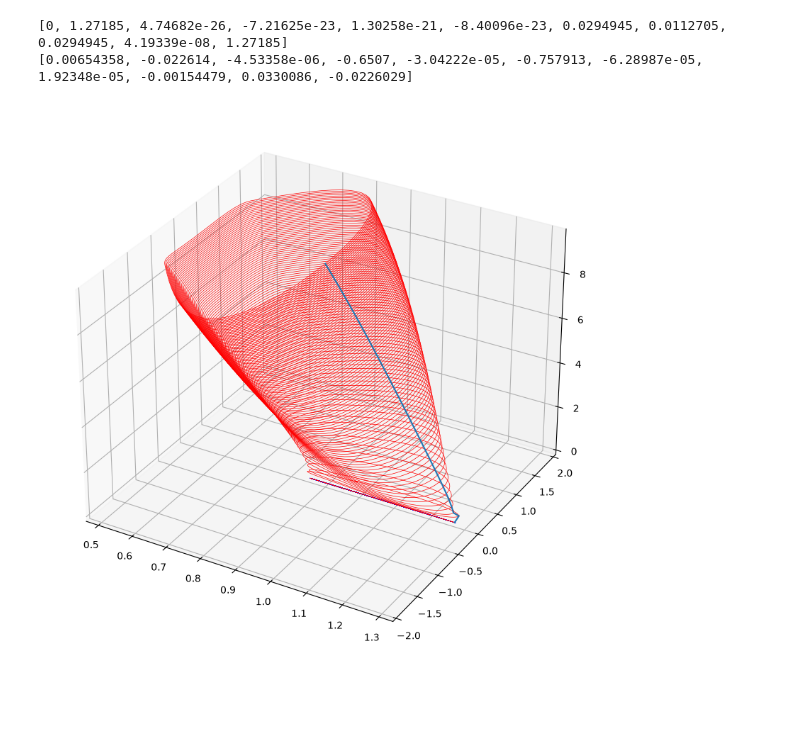
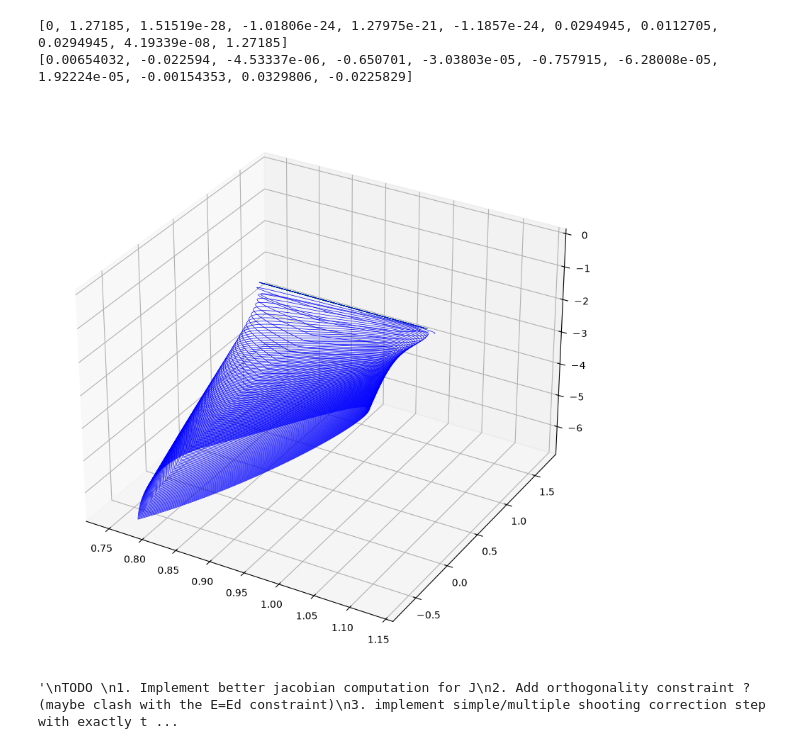
Before and after one commit to GLembrez/NMM-hopper, a Jupyter notebook: main.ipynb, the cells around one changed output. Saved outputs shown, nothing was run; the diff lists cells and outputs as text; code cells hidden in the pictures; blank space fills up the shorter version.

```diff
--- a/main.ipynb
+++ b/main.ipynb
@@ -85,7 +85,7 @@ def unconstrained_continuation(solver,u,p,d,N):
 
     for step in range(N):
         u = u + np.sign(p[-1])*d*p
-        if step >= 1:
+        if step >= 2:
             u,traj,dt = correction_step(solver,u)
             u = cs.vertcat(bf.newton(u[:10],u[10]),u[10])
         else:
@@ -106,37 +106,46 @@ def unconstrained_continuation(solver,u,p,d,N):
     return branch,det_hist,u_star,p1,p2
 # %%
 branch,det,u_star,p1,p2 = unconstrained_continuation(solver,U0,p_init,0.005,100)
-branch_2,det_2,_,_,_ = unconstrained_continuation(solver,u_star,p2,0.5,100)
+branch_2,det_2,_,_,_ = unconstrained_continuation(solver,u_star,p2,0.25,100)
 branch_1,det_1,u_star,p1,p2 = unconstrained_continuation(solver,u_star,p1,0.005,100)
 print(u_star)
 print(p2)
-branch_2,det_2,_,_,_ = unconstrained_continuation(solver,u_star,p2,0.5,100)
+branch_3,det_3,_,_,_ = unconstrained_continuation(solver,u_star,p2,0.25,100)
 # %% [output]
-[0, 1.27185, 4.74682e-26, -7.21625e-23, 1.30258e-21, -8.40096e-23, 0.0294945, 0.0112705, 0.0294945, 4.19339e-08, 1.27185]
-[0.00654358, -0.022614, -4.53358e-06, -0.6507, -3.04222e-05, -0.757913, -6.28987e-05, 1.92348e-05, -0.00154479, 0.0330086, -0.0226029]
+[0, 1.27185, 1.51519e-28, -1.01806e-24, 1.27975e-21, -1.1857e-24, 0.0294945, 0.0112705, 0.0294945, 4.19339e-08, 1.27185]
+[0.00654032, -0.022594, -4.53337e-06, -0.650701, -3.03803e-05, -0.757915, -6.28008e-05, 1.92224e-05, -0.00154353, 0.0329806, -0.0225829]
 # %%
 def plot_traj(ax,traj,c):
     ax.plot(traj[1,:],traj[2,:],traj[3,:], linewidth=0.5,color=c)
 
 fig = plt.figure(figsize=(10,10))
 ax = fig.add_subplot(1,1,1,projection="3d")
 for t in branch["traj"]:
     plot_traj(ax, t,"green")
-for t in branch_1["traj"]:
+for t in branch_2["traj"]:
     plot_traj(ax, t,"blue")
-for t in branch_2["traj"]:
-    plot_traj(ax, t,"red")
-plt.plot(np.array(branch_2["traj"])[:,1,0],np.array(branch_2["traj"])[:,2,0],np.array(branch_2["traj"])[:,3,0])
+# for t in branch_3["traj"]:
+#     plot_traj(ax, t,"red")
+# plt.plot(np.array(branch_3["traj"])[:,1,0],np.array(branch_3["traj"])[:,2,0],np.array(branch_3["traj"])[:,3,0])
 
 # u_star_star = u_star + 0.005*p2
 # # u_star_star = cs.vertcat(bf.newton(u_star_star[:10],u_star_star[10]),u_star_star[10])
 # traj_test ,_,_ = init_trajectory(u_star_star)
 # print(bf.residual(u_star_star))
 # plot_traj(ax,traj_test,'red')
 
 
 # plt.plot(dn.energy_flight(np.array(branch_1["traj"])[1:,:,0].T).T,np.sign(det_1))
 # plt.ylim(-1,1)
 plt.show()
 # %% [output]
-[figure, old version]
+[figure, new version]
+# %%
+"""
+TODO
+1. Implement better jacobian computation for J
+2. Add orthogonality constraint ? (maybe clash with the E=Ed constraint)
+3. implement simple/multiple shooting correction step with exactly the same state as prediction
+"""
+# %% [output]
+'\nTODO \n1. Implement better jacobian computation for J\n2. Add orthogonality constraint ? (maybe clash with the E=Ed constraint)\n3. implement simple/multiple shooting correction step with exactly t ...
```
Also changed, not shown: 2 other files.
